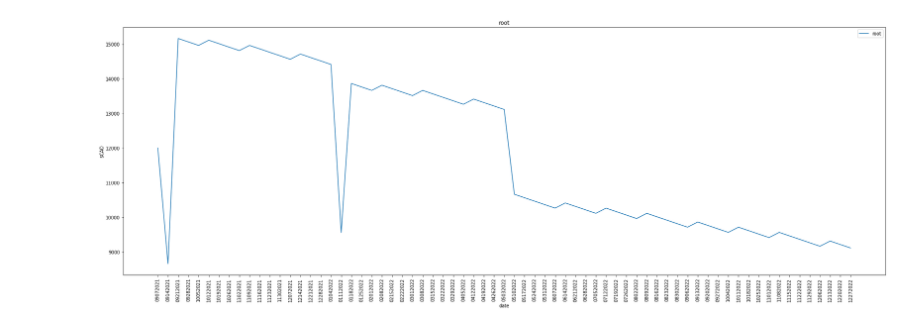
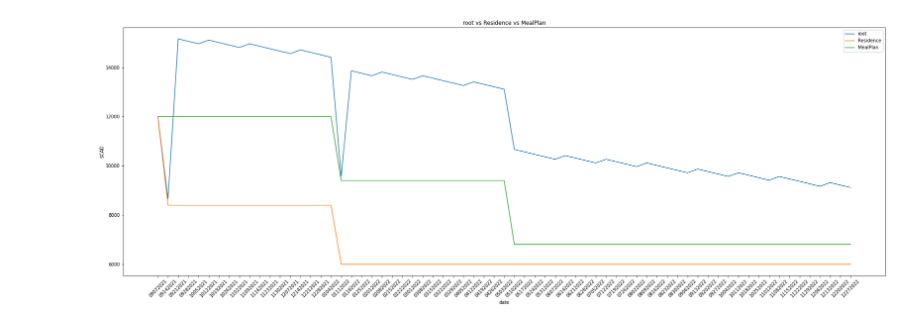
Before and after one commit to mxpoch/PCF, a Jupyter notebook: PCF.ipynb, the cells around one changed output. Drawn from its saved outputs; the diff is of its cells as text; code cells hidden in the pictures.

```diff
--- a/PCF.ipynb
+++ b/PCF.ipynb
@@ -225,7 +225,7 @@ class CashFlow:
         title = sections[0]
         if len(sections) > 1: title = ' vs '.join(sections)
         plt.title(title)
-        plt.xticks(rotation=90)
+        plt.xticks(rotation=45)
         plt.ylabel('$CAD')
         plt.xlabel('date')
         plt.legend()
@@ -238,7 +238,7 @@ from oauth2client.client import GoogleCredentials
 auth.authenticate_user()
 gc = gspread.authorize(GoogleCredentials.get_application_default())
 # %%
-gsheet = 'GOOGLE SHEET GOES HERE'
+gsheet = 'Google Sheet Goes Here'
 CF = CashFlow(gc, gsheet)
 # %%
 CF.displaycosts()
@@ -245,4 +263,4 @@ CF.displaycosts()
 # %%
-CF.visualize_range(['root'], '09012021', '12312022', 7)
+CF.visualize_range(['root', 'Residence', 'MealPlan'], '09012021', '01012023', 7)
 # %% [output]
-[figure, old version]
+[figure, new version]
```
Also changed, not shown: parts of 2 cells of this notebook.
